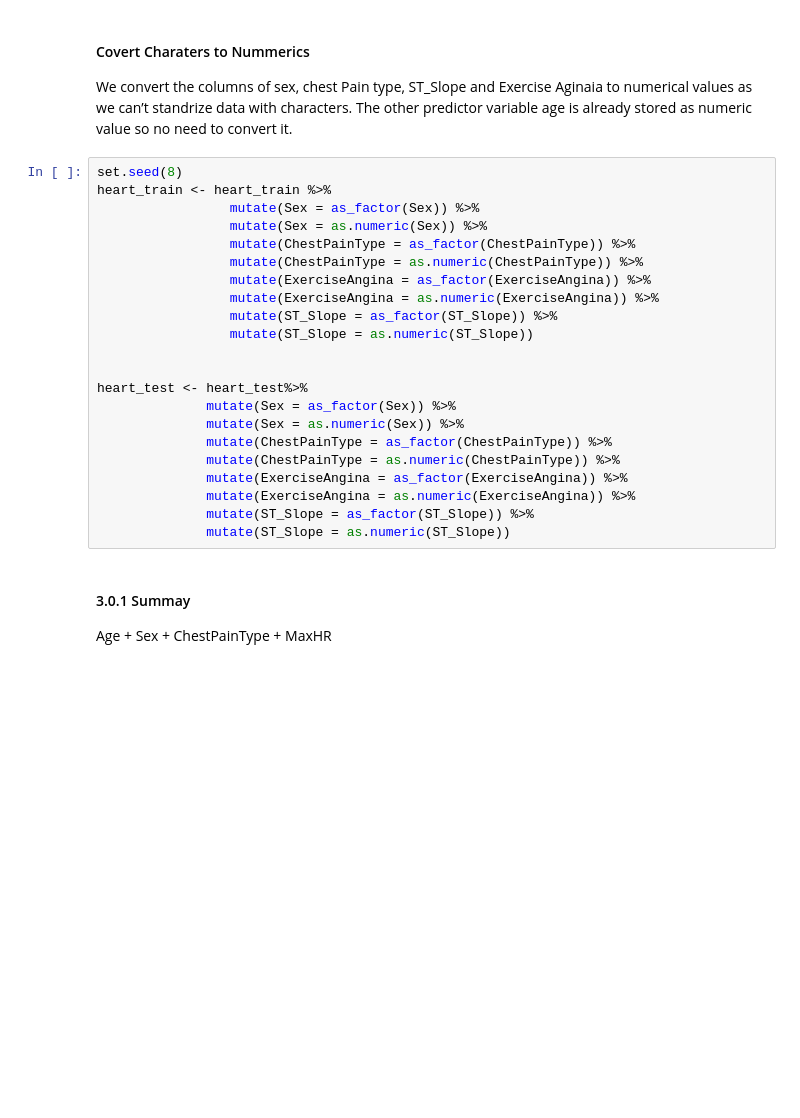
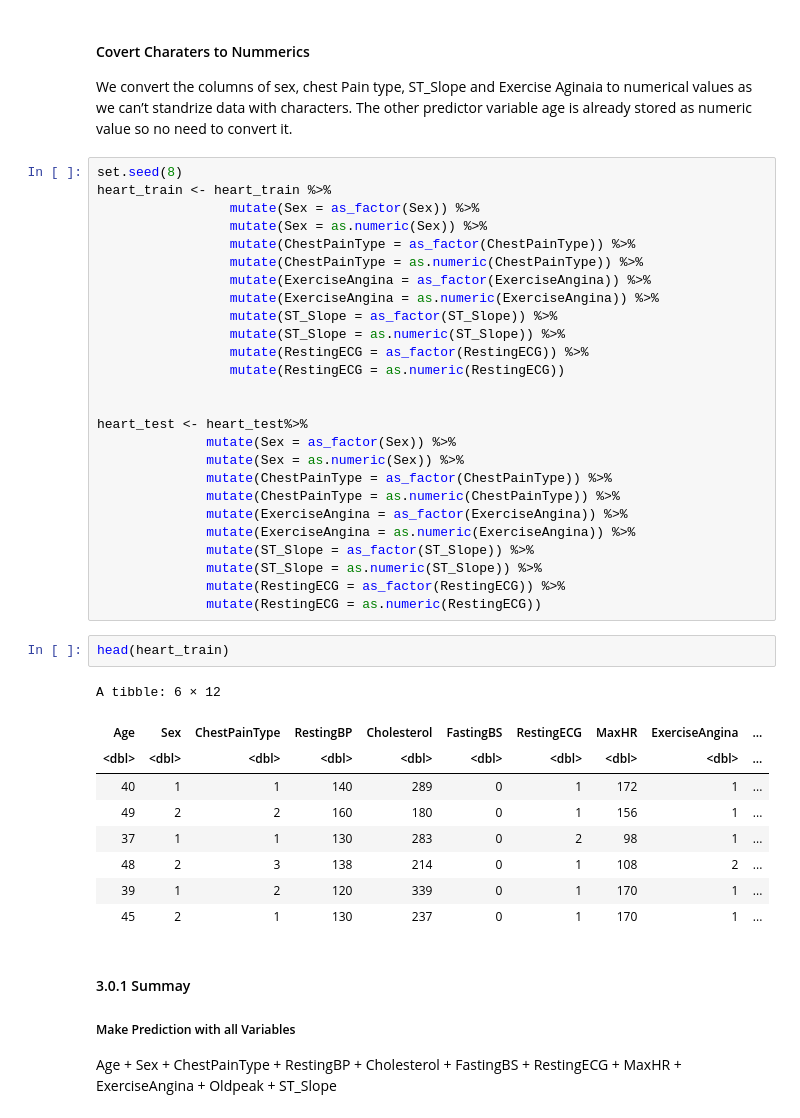
Before and after one commit to Simpson1104/Group-Proposal, a Jupyter notebook: Wrangling_data.ipynb, the cells around one changed output. Drawn from its saved outputs; the diff is of its cells as text; blank space fills up the shorter version.

```diff
--- a/Wrangling_data.ipynb
+++ b/Wrangling_data.ipynb
@@ -399,7 +399,9 @@ heart_train <- heart_train %>%
                  mutate(ExerciseAngina = as_factor(ExerciseAngina)) %>%
                  mutate(ExerciseAngina = as.numeric(ExerciseAngina)) %>%
                  mutate(ST_Slope = as_factor(ST_Slope)) %>%
-                 mutate(ST_Slope = as.numeric(ST_Slope))
+                 mutate(ST_Slope = as.numeric(ST_Slope)) %>%
+                 mutate(RestingECG = as_factor(RestingECG)) %>%
+                 mutate(RestingECG = as.numeric(RestingECG))
 
 
 heart_test <- heart_test%>%
@@ -410,7 +412,22 @@ heart_test <- heart_test%>%
               mutate(ExerciseAngina = as_factor(ExerciseAngina)) %>%
               mutate(ExerciseAngina = as.numeric(ExerciseAngina)) %>%
               mutate(ST_Slope = as_factor(ST_Slope)) %>%
-              mutate(ST_Slope = as.numeric(ST_Slope))
+              mutate(ST_Slope = as.numeric(ST_Slope)) %>%
+              mutate(RestingECG = as_factor(RestingECG)) %>%
+              mutate(RestingECG = as.numeric(RestingECG))
+# %%
+head(heart_train)
+# %% [output]
+A tibble: 6 × 12
+| Age | Sex | ChestPainType | RestingBP | Cholesterol | FastingBS | RestingECG | MaxHR | ExerciseAngina | ... |
+| <dbl> | <dbl> | <dbl> | <dbl> | <dbl> | <dbl> | <dbl> | <dbl> | <dbl> | ... |
+| 40 | 1 | 1 | 140 | 289 | 0 | 1 | 172 | 1 | ... |
+| 49 | 2 | 2 | 160 | 180 | 0 | 1 | 156 | 1 | ... |
+| 37 | 1 | 1 | 130 | 283 | 0 | 2 | 98 | 1 | ... |
+| 48 | 2 | 3 | 138 | 214 | 0 | 1 | 108 | 2 | ... |
+| 39 | 1 | 2 | 120 | 339 | 0 | 1 | 170 | 1 | ... |
+| 45 | 2 | 1 | 130 | 237 | 0 | 1 | 170 | 1 | ... |
 # %% [markdown]
 #### 3.0.1 Summay
-Age + Sex + ChestPainType + MaxHR
+##### Make Prediction with all Variables
+Age + Sex + ChestPainType + RestingBP + Cholesterol + FastingBS + RestingECG + MaxHR + ExerciseAngina + Oldpeak + ST_Slope
```
Also changed, not shown: parts of 19 cells of this notebook.
